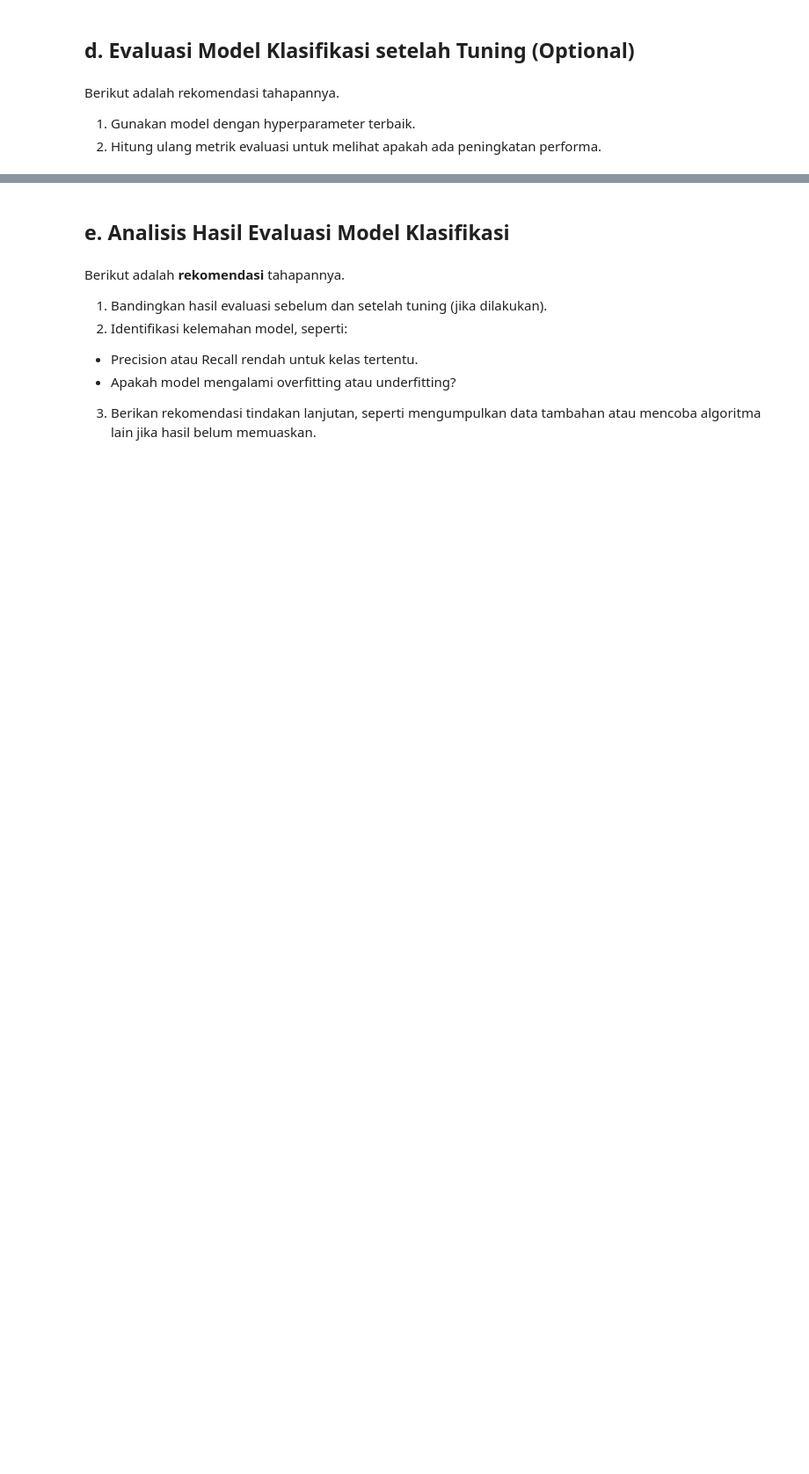
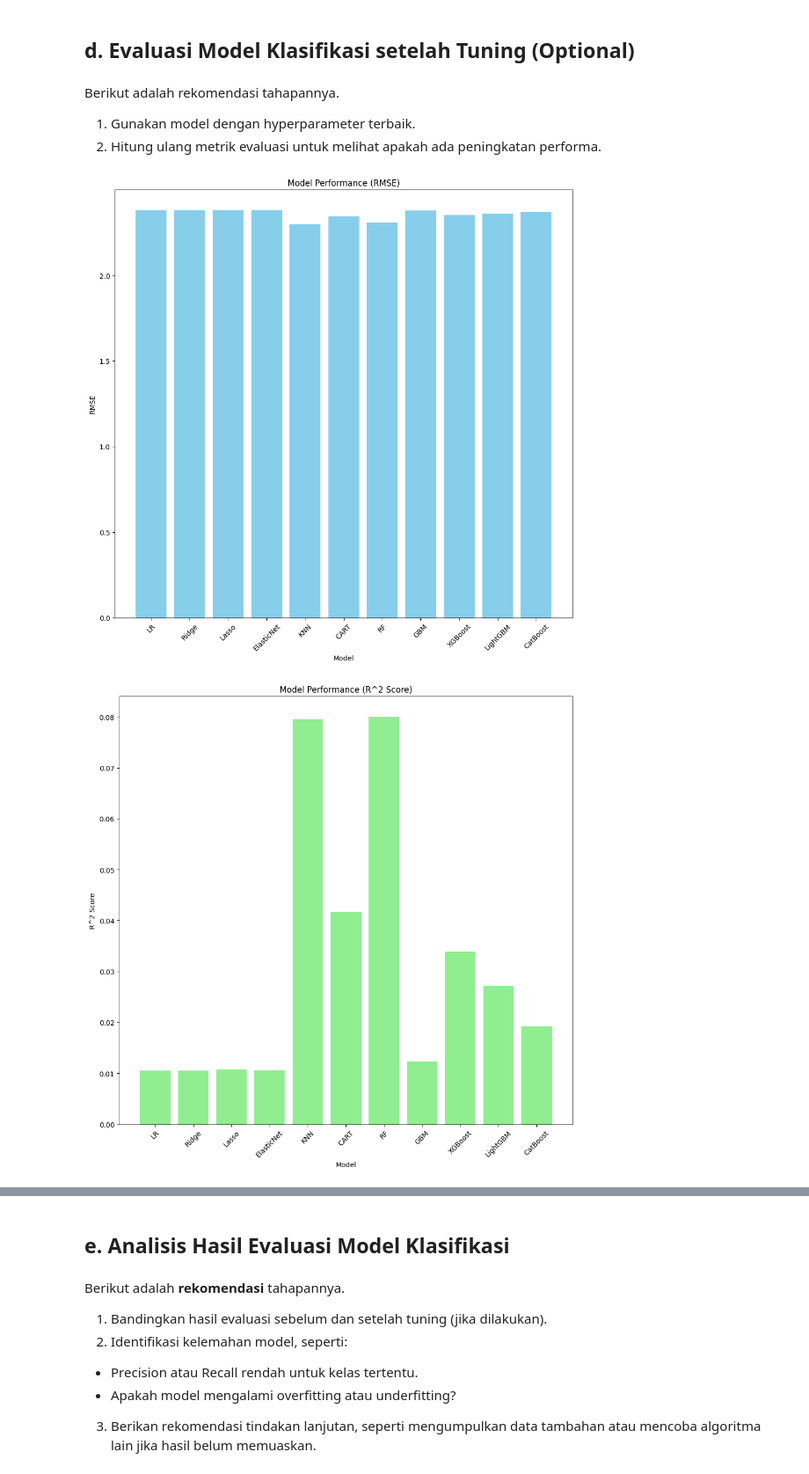
Before and after one commit to DGkurnia/cnkproject, a Jupyter notebook: BMLP_Derfansyah_Guswiranata_Kurnia_clasif.ipynb, the cells around one changed output, grey strips where cells are left out. Shown at 88% size. Drawn from its saved outputs; the diff is of its cells as text; code cells hidden in the pictures; blank space fills up the shorter version.

```diff
--- a/BMLP_Derfansyah_Guswiranata_Kurnia_clasif.ipynb
+++ b/BMLP_Derfansyah_Guswiranata_Kurnia_clasif.ipynb
@@ -391,0 +516,15 @@ Gunakan GridSearchCV, RandomizedSearchCV, atau metode lainnya untuk mencari komb
+# %%
+#penulisan pasca pemakaian Gridsearch
+param_grids = {
+    'LR': {},
+    'Ridge': {'alpha': [0.01, 0.1, 1.0]},
+    'Lasso': {'alpha': [0.01, 0.1, 1.0]},
+    'ElasticNet': {'alpha': [0.01, 0.1, 1.0], 'l1_ratio': [0.1, 0.5, 0.9]},
+    'KNN': {'n_neighbors': [1, 3, 5, 7]},
+    'CART': {'max_depth': [None, 5, 10], 'min_samples_leaf': [1, 2]},
+    'RF': {'n_estimators': [10, 50, 100], 'max_depth': [None, 10]},
+    'GBM': {'n_estimators': [10, 50], 'learning_rate': [0.001, 0.01]},
+    'XGBoost': {'n_estimators': [10, 50], 'learning_rate': [0.001, 0.01]},
+    'LightGBM': {'n_estimators': [10, 50], 'learning_rate': [0.001, 0.01]},
+    'CatBoost': {'iterations': [10, 50], 'learning_rate': [0.001, 0.01], 'depth': [4, 5, 6]}
+}
@@ -392,3 +630,7 @@ Gunakan GridSearchCV, RandomizedSearchCV, atau metode lainnya untuk mencari komb
+# %%
+#Konversi ke bentuk data
+results_df = pd.DataFrame(results)
+#ke grafik
 # %% [markdown]
 ## **d. Evaluasi Model Klasifikasi setelah Tuning (Optional)**
 # %% [markdown]
@@ -399,0 +640,54 @@ Berikut adalah rekomendasi tahapannya.
+# %%
+#Grafik hasil pasca grid
+# Bagian Nilai RMSE
+plt.figure(figsize=(10, 10))
+plt.bar(results_df['Model'], results_df['RMSE'], color='skyblue')
+plt.xlabel("Model")
+plt.ylabel("RMSE")
+plt.title("Model Performance (RMSE)")
+plt.xticks(rotation=45)
+plt.tight_layout()
+plt.show()
+
+# Plot R^2 scores
+plt.figure(figsize=(10, 10))
+plt.bar(results_df['Model'], results_df['R^2 Score'], color='lightgreen')
+plt.xlabel("Model")
+plt.ylabel("R^2 Score")
+plt.title("Model Performance (R^2 Score)")
+plt.xticks(rotation=45)
+plt.tight_layout()
+plt.show()
+
+# Plot MAE scores
+plt.figure(figsize=(10, 10))
+plt.bar(results_df['Model'], results_df['MAE'], color='salmon')
+plt.xlabel("Model")
+plt.ylabel("MAE")
+plt.title("Model Performance (MAE)")
+plt.xticks(rotation=45)
+plt.tight_layout()
+plt.show()
+
+# Plot MSE scores
+plt.figure(figsize=(10, 10))
+plt.bar(results_df['Model'], results_df['MSE'], color='gold')
+plt.xlabel("Model")
+plt.ylabel("MSE")
+plt.title("Model Performance (MSE)")
+plt.xticks(rotation=45)
+plt.tight_layout()
+plt.show()
+
+# Plot execution times
+plt.figure(figsize=(10, 10))
+plt.bar(results_df['Model'], results_df['Execution Time (s)'], color='purple')
+plt.xlabel("Model")
+plt.ylabel("Execution Time (seconds)")
+plt.title("Execution Times for Different Models")
+plt.xticks(rotation=45)
+plt.tight_layout()
+plt.show()
+# %% [output]
+[figure, added]
+[figure, added]
```
Also changed, not shown: parts of 19 cells of this notebook.
